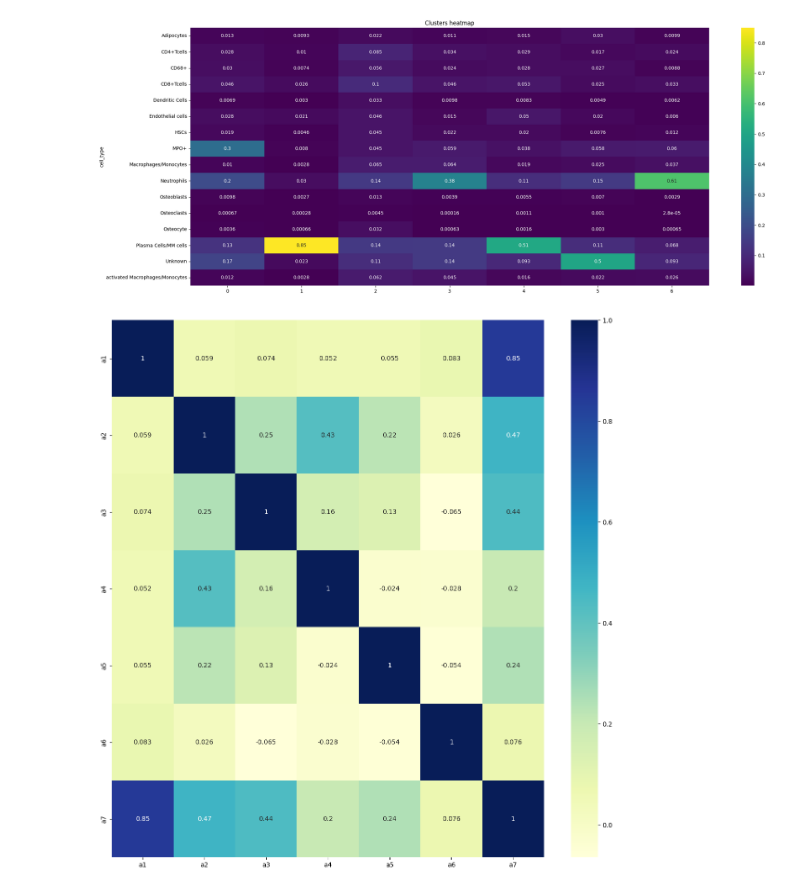
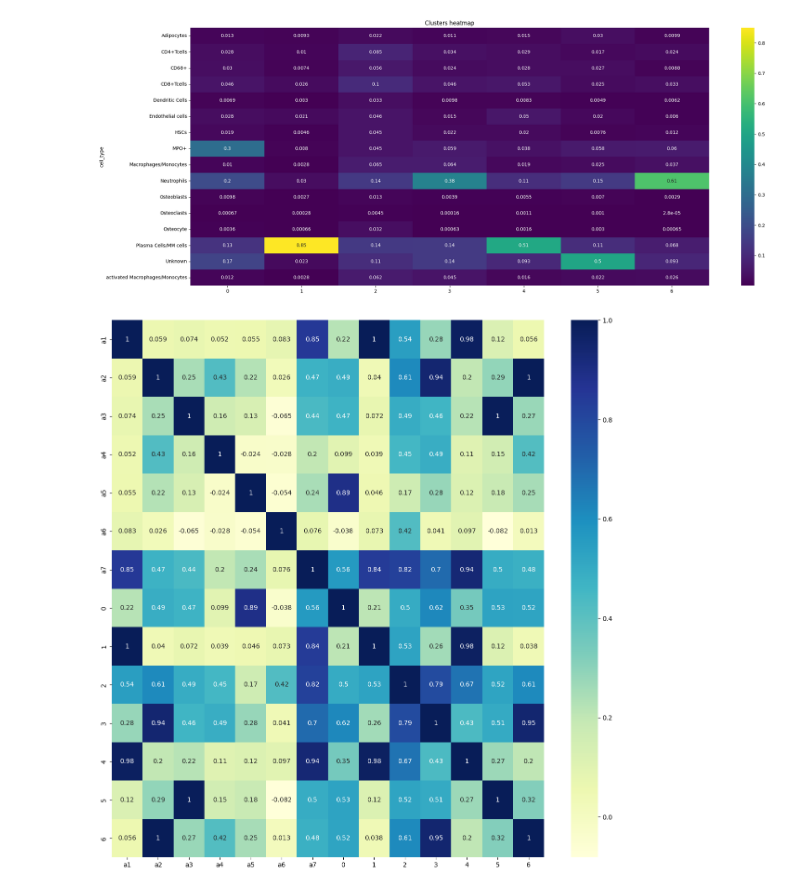
Before and after one commit to Aidana-Smagulova/NIPMAP-benchmarking-and-method-application-, a Jupyter notebook: jupyter_notebooks/nipmap_result_evaluation.ipynb, the cells around one changed output. Drawn from its saved outputs; the diff is of its cells as text; code cells hidden in the pictures.

```diff
--- a/jupyter_notebooks/nipmap_result_evaluation.ipynb
+++ b/jupyter_notebooks/nipmap_result_evaluation.ipynb
@@ -11,7 +11,7 @@ import seaborn as sns
 import matplotlib.pyplot as plt
 # %%
 #reading the csv created from json files in R as a pandas dataframe
-data = pd.read_csv('./7n_output/cells_niches_coordinates_interfaces.csv')
+data = pd.read_csv('lukas_data/7n_output/cells_niches_coordinates_interfaces.csv')
 
 #defining the number of niches
 niche_columns = ['a1', 'a2', 'a3', 'a4', 'a5', 'a6', 'a7']
@@ -197,14 +197,14 @@ plt.show()
 # %%
 #plot correlation of 7 NIPMAP niches with 7 k-means clusters from scimap
 
 #merge two dataframes together
 niche_cluster = pd.merge(niches_counts_norm,clusters, on='cell_type', how='left')
 
 fig, ax = plt.subplots(figsize=(15,15))
 
 #create a correlation plot
-corrplot = sns.heatmap(niches_counts_norm.corr(numeric_only=True), cmap="YlGnBu", annot=True)
+corrplot = sns.heatmap(niche_cluster.corr(numeric_only=True), cmap="YlGnBu", annot=True)
 
 plt.show()
 # %% [output]
-[figure, old version]
+[figure, new version]
```
